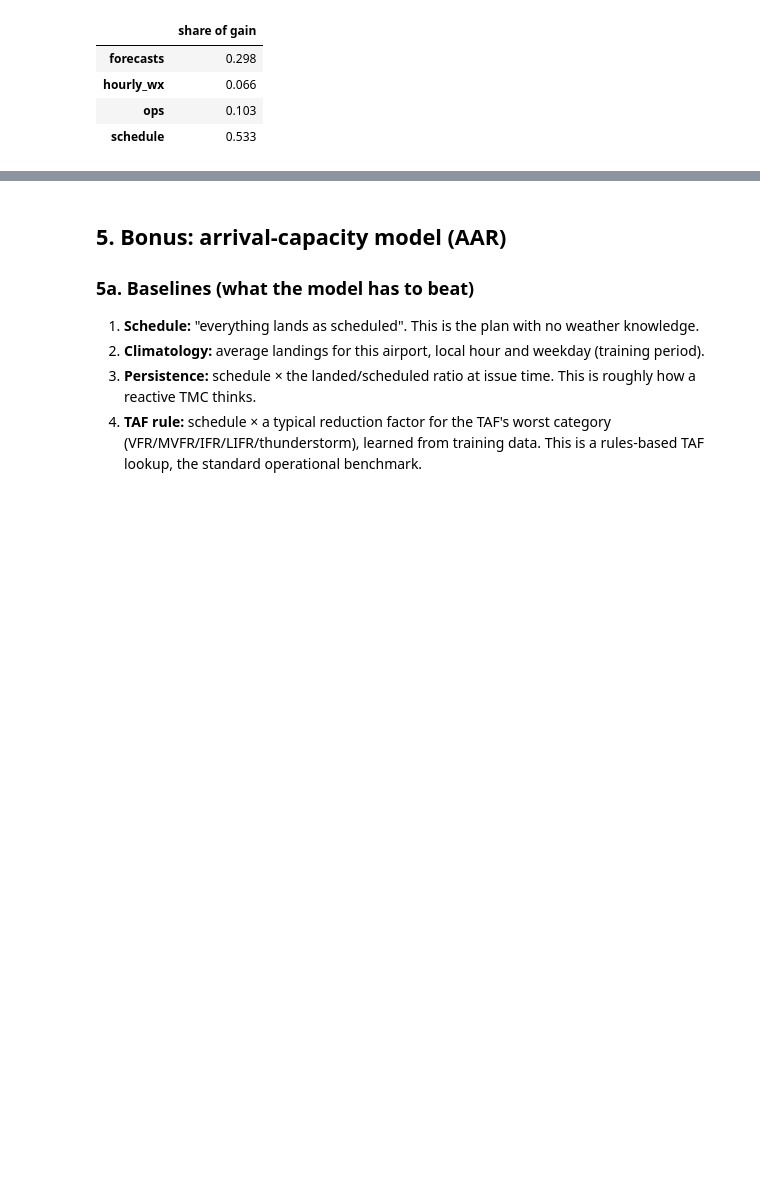
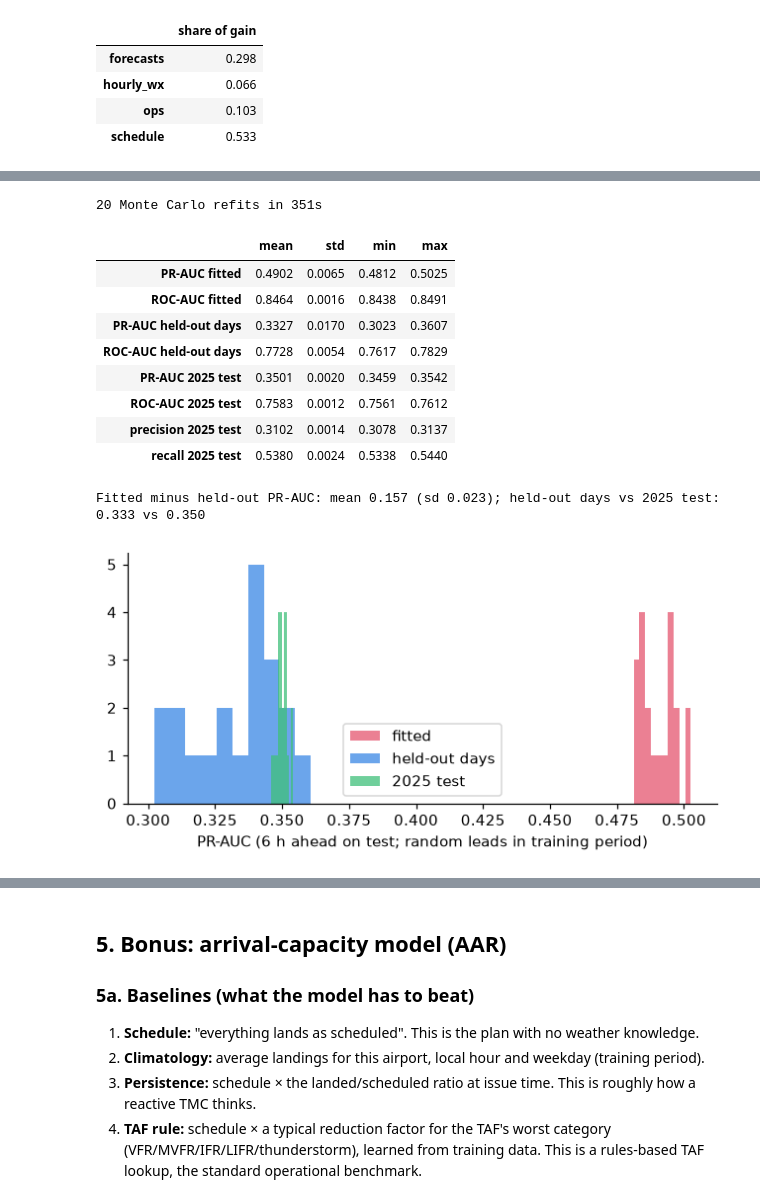
Before and after one commit to anijam99/Autonomous-SG-2026-Airbus-Challenge-5, a Jupyter notebook: 02_model_capacity_and_delay_risk.ipynb, the cells around one changed output, grey strips where cells are left out. Cells and saved outputs as stored; diff of their text form; code cells hidden in the pictures; blank space fills up the shorter version.

```diff
--- a/02_model_capacity_and_delay_risk.ipynb
+++ b/02_model_capacity_and_delay_risk.ipynb
@@ -382,0 +389,53 @@ display(pd.Series(METRICS["main_importance_groups"]).to_frame("share of gain"))
+# %%
+from sklearn.metrics import average_precision_score as _ap, roc_auc_score as _auc
+F = C.MAIN_FEATURES; NTREE = main.best_iteration
+T6 = mrows(lab[(lab.split == "test") & lab.airport.isin(TRAIN_AIRPORTS)], lead=6)
+alert = float((miso.predict(main.predict(T6[F])) >= THR).mean())      # shipped model's alert rate
+def at_rate(y, p, rate):
+    q = np.quantile(p, 1 - rate); a = p >= q; tp = (a & (y == 1)).sum()
+    return tp / max(a.sum(), 1), tp / max((y == 1).sum(), 1)
+days = MTR.hour.dt.floor("D"); udays = days.unique()
+cats = [f for f in F if f in ("carrier", "other")]
+mc, t0 = [], time.time()
+for i in range(20):
+    r = np.random.default_rng(100 + i)
+    fit_days = set(r.choice(udays, int(0.7 * len(udays)), replace=False))
+    m_fit = days.isin(fit_days).values
+    A, B = MTR[m_fit], MTR[~m_fit]
+    mdl = lgb.train({**MPARAMS, "seed": 100 + i}, lgb.Dataset(A[F], A.y45, categorical_feature=cats), NTREE)
+    As = A.sample(min(len(A), 200_000), random_state=i)
+    row = {"run": i + 1}
+    for nm, D in {"fitted": As, "held-out days": B, "2025 test": T6}.items():
+        p_ = mdl.predict(D[F]); y_ = D.y45.values.astype(int)
+        row[f"PR-AUC {nm}"] = _ap(y_, p_); row[f"ROC-AUC {nm}"] = _auc(y_, p_)
+        if nm == "2025 test":
+            row["precision 2025 test"], row["recall 2025 test"] = at_rate(y_, p_, alert)
+    mc.append(row)
+mc = pd.DataFrame(mc)
+print(f"20 Monte Carlo refits in {time.time() - t0:.0f}s")
+summ = mc.drop(columns="run").agg(["mean", "std", "min", "max"]).T.round(4)
+display(summ)
+gap = mc["PR-AUC fitted"] - mc["PR-AUC held-out days"]
+print(f"Fitted minus held-out PR-AUC: mean {gap.mean():.3f} (sd {gap.std():.3f}); "
+      f"held-out days vs 2025 test: {mc['PR-AUC held-out days'].mean():.3f} vs {mc['PR-AUC 2025 test'].mean():.3f}")
+fig, ax = plt.subplots(figsize=(7, 3))
+for c_, col in [("PR-AUC fitted", "#e5566f"), ("PR-AUC held-out days", "#3987e5"), ("PR-AUC 2025 test", "#3fc07a")]:
+    ax.hist(mc[c_], bins=10, alpha=.75, label=c_.replace("PR-AUC ", ""), color=col)
+ax.set_xlabel("PR-AUC (6 h ahead on test; random leads in training period)"); ax.legend(); plt.show()
+METRICS["monte_carlo"] = {"runs": 20, "trees": int(NTREE), "alert_rate": round(alert, 3),
+                          "summary": summ.reset_index().rename(columns={"index": "metric"}).to_dict(orient="records"),
+                          "runs_table": mc.round(4).to_dict(orient="records"),
+                          "gap_mean": round(float(gap.mean()), 4), "gap_sd": round(float(gap.std()), 4)}
+# %% [output]
+20 Monte Carlo refits in 351s
+|  | mean | std | min | max |
+| PR-AUC fitted | 0.4902 | 0.0065 | 0.4812 | 0.5025 |
+| ROC-AUC fitted | 0.8464 | 0.0016 | 0.8438 | 0.8491 |
+| PR-AUC held-out days | 0.3327 | 0.0170 | 0.3023 | 0.3607 |
+| ROC-AUC held-out days | 0.7728 | 0.0054 | 0.7617 | 0.7829 |
+| PR-AUC 2025 test | 0.3501 | 0.0020 | 0.3459 | 0.3542 |
+| ROC-AUC 2025 test | 0.7583 | 0.0012 | 0.7561 | 0.7612 |
+| precision 2025 test | 0.3102 | 0.0014 | 0.3078 | 0.3137 |
+| recall 2025 test | 0.5380 | 0.0024 | 0.5338 | 0.5440 |
+Fitted minus held-out PR-AUC: mean 0.157 (sd 0.023); held-out days vs 2025 test: 0.333 vs 0.350
+[figure, added]
```
Also changed, not shown: parts of 9 cells of this notebook, 52 other files.
